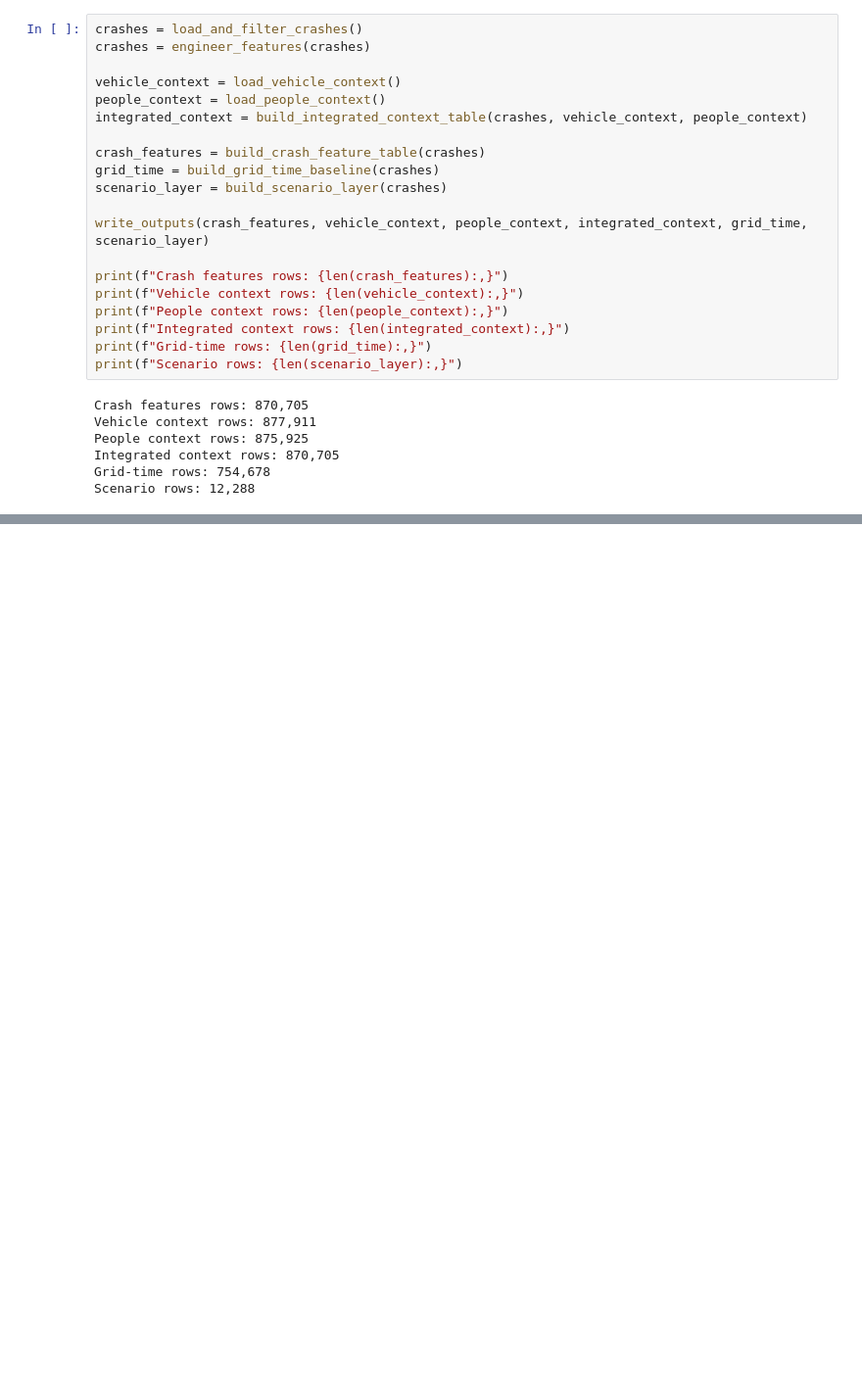
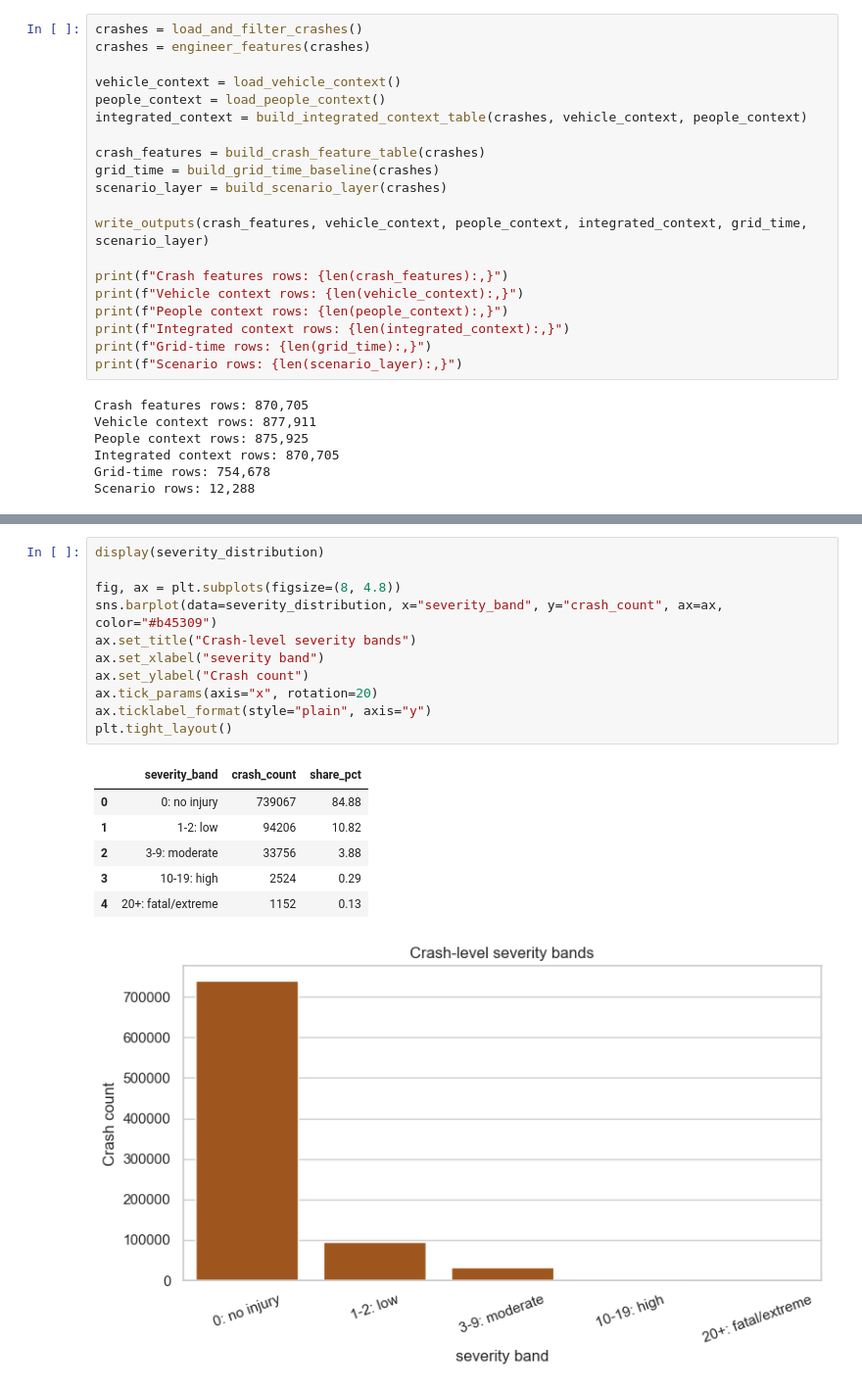
Before and after one commit to resent02/data-mining-project, a Jupyter notebook: crisp_stages/code/phase3/crisp_dm_phase3_data_preparation.ipynb, the cells around one changed output, grey strips where cells are left out. Shown at 98% size. Saved outputs shown, nothing was run; the diff lists cells and outputs as text; blank space fills up the shorter version.

```diff
--- a/crisp_stages/code/phase3/crisp_dm_phase3_data_preparation.ipynb
+++ b/crisp_stages/code/phase3/crisp_dm_phase3_data_preparation.ipynb
@@ -784,0 +947,19 @@ top_grids
+# %%
+display(severity_distribution)
+
+fig, ax = plt.subplots(figsize=(8, 4.8))
+sns.barplot(data=severity_distribution, x="severity_band", y="crash_count", ax=ax, color="#b45309")
+ax.set_title("Crash-level severity bands")
+ax.set_xlabel("severity band")
+ax.set_ylabel("Crash count")
+ax.tick_params(axis="x", rotation=20)
+ax.ticklabel_format(style="plain", axis="y")
+plt.tight_layout()
+# %% [output]
+|  | severity_band | crash_count | share_pct |
+| 0 | 0: no injury | 739067 | 84.88 |
+| 1 | 1-2: low | 94206 | 10.82 |
+| 2 | 3-9: moderate | 33756 | 3.88 |
+| 3 | 10-19: high | 2524 | 0.29 |
+| 4 | 20+: fatal/extreme | 1152 | 0.13 |
+[figure, added]
```
Also changed, not shown: parts of 26 cells of this notebook, 4 other files.
